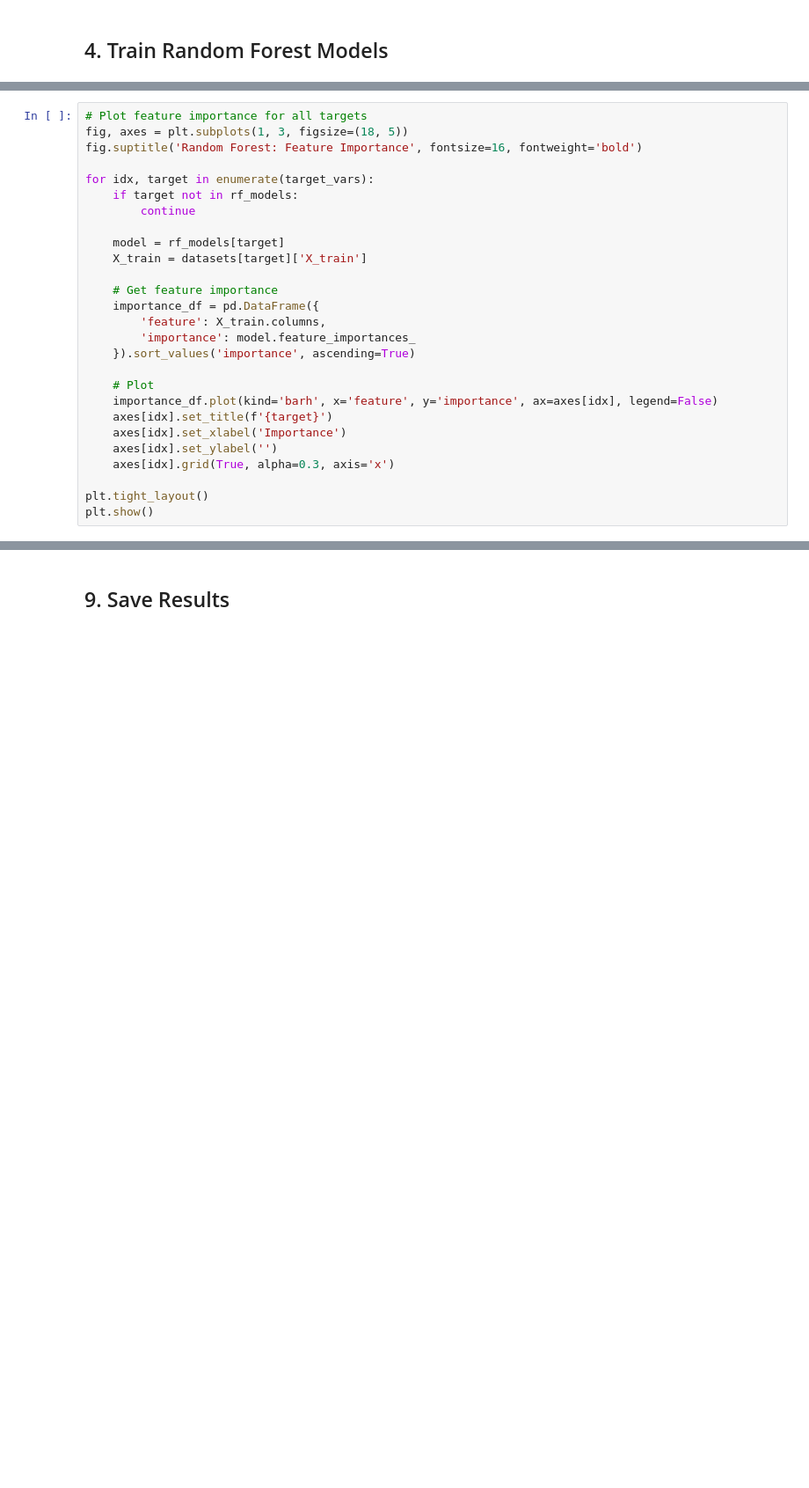
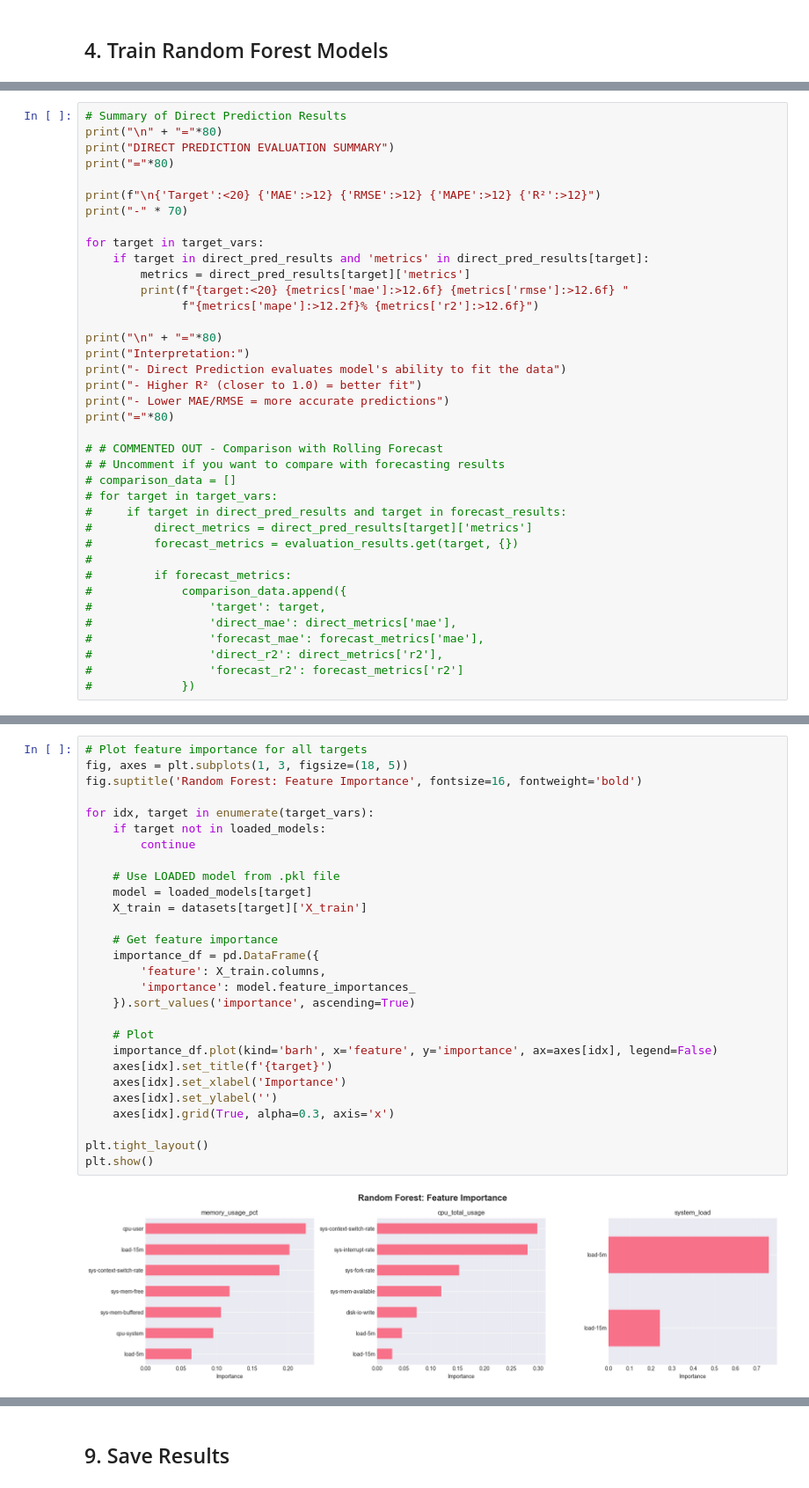
Before and after one commit to anpham-sdh241/Demand-Forecasting-and-Resource-Optimization-on-Cloud-Infrastructure, a Jupyter notebook: model_random_forest.ipynb, the cells around one changed output, grey strips where cells are left out. Shown: that part at 88% size. Drawn from its saved outputs; the diff is of its cells as text; blank space fills up the shorter version.

```diff
--- a/model_random_forest.ipynb
+++ b/model_random_forest.ipynb
@@ -349,0 +599,38 @@ print("="*80)
+# %%
+# Summary of Direct Prediction Results
+print("\n" + "="*80)
+print("DIRECT PREDICTION EVALUATION SUMMARY")
+print("="*80)
+
+print(f"\n{'Target':<20} {'MAE':>12} {'RMSE':>12} {'MAPE':>12} {'R²':>12}")
+print("-" * 70)
+
+for target in target_vars:
+    if target in direct_pred_results and 'metrics' in direct_pred_results[target]:
+        metrics = direct_pred_results[target]['metrics']
+        print(f"{target:<20} {metrics['mae']:>12.6f} {metrics['rmse']:>12.6f} "
+              f"{metrics['mape']:>12.2f}% {metrics['r2']:>12.6f}")
+
+print("\n" + "="*80)
+print("Interpretation:")
+print("- Direct Prediction evaluates model's ability to fit the data")
+print("- Higher R² (closer to 1.0) = better fit")
+print("- Lower MAE/RMSE = more accurate predictions")
+print("="*80)
+
+# # COMMENTED OUT - Comparison with Rolling Forecast
+# # Uncomment if you want to compare with forecasting results
+# comparison_data = []
+# for target in target_vars:
+#     if target in direct_pred_results and target in forecast_results:
+#         direct_metrics = direct_pred_results[target]['metrics']
+#         forecast_metrics = evaluation_results.get(target, {})
+#
+#         if forecast_metrics:
+#             comparison_data.append({
+#                 'target': target,
+#                 'direct_mae': direct_metrics['mae'],
+#                 'forecast_mae': forecast_metrics['mae'],
+#                 'direct_r2': direct_metrics['r2'],
+#                 'forecast_r2': forecast_metrics['r2']
+#             })
@@ -382,27 +744,30 @@ print("="*80)
 # %%
 # Plot feature importance for all targets
 fig, axes = plt.subplots(1, 3, figsize=(18, 5))
 fig.suptitle('Random Forest: Feature Importance', fontsize=16, fontweight='bold')
 
 for idx, target in enumerate(target_vars):
-    if target not in rf_models:
+    if target not in loaded_models:
         continue
 
-    model = rf_models[target]
+    # Use LOADED model from .pkl file
+    model = loaded_models[target]
     X_train = datasets[target]['X_train']
 
     # Get feature importance
     importance_df = pd.DataFrame({
         'feature': X_train.columns,
         'importance': model.feature_importances_
     }).sort_values('importance', ascending=True)
 
     # Plot
     importance_df.plot(kind='barh', x='feature', y='importance', ax=axes[idx], legend=False)
     axes[idx].set_title(f'{target}')
     axes[idx].set_xlabel('Importance')
     axes[idx].set_ylabel('')
     axes[idx].grid(True, alpha=0.3, axis='x')
 
 plt.tight_layout()
 plt.show()
+# %% [output]
+[figure, added]
```
Also changed, not shown: parts of 23 cells of this notebook, 1 other file.
